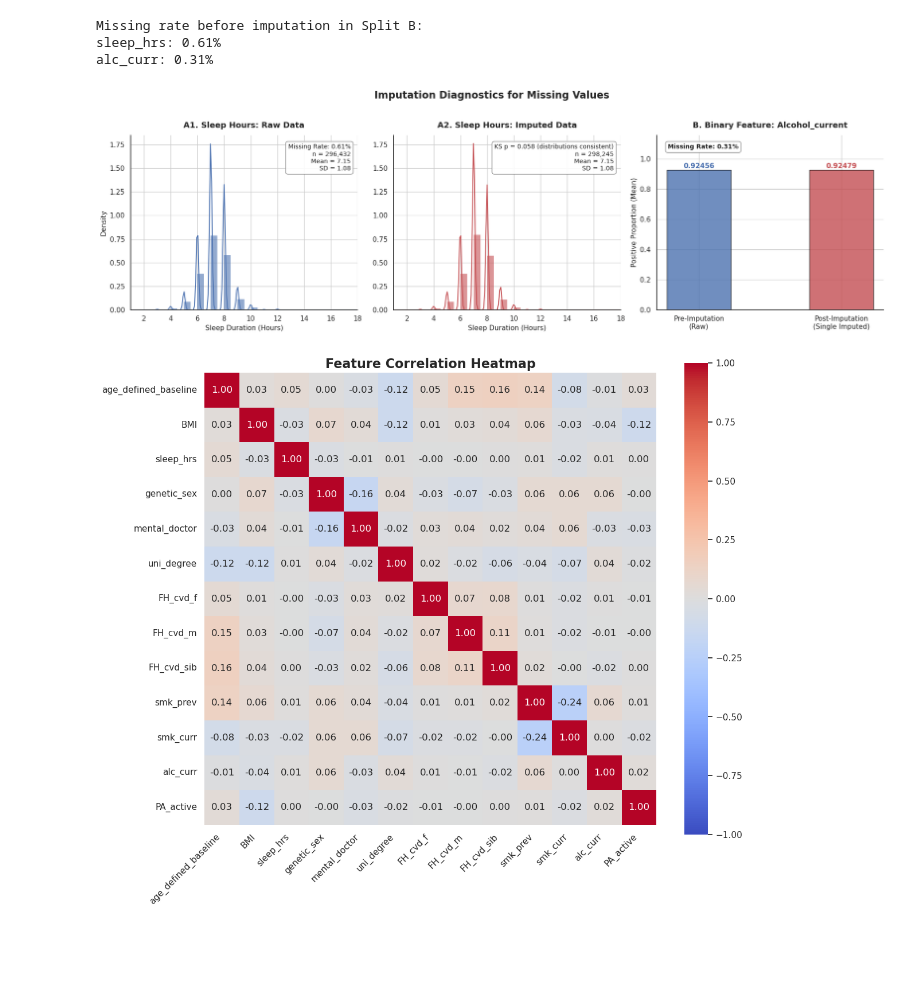
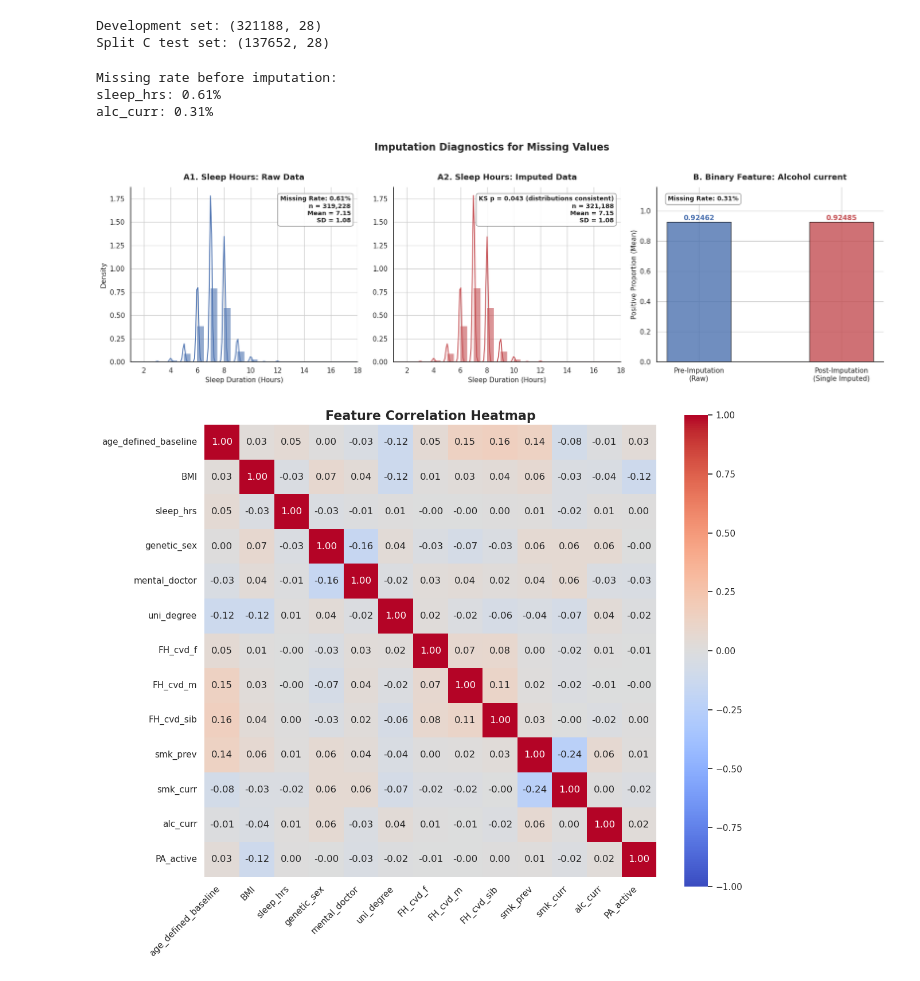
Before and after one commit to jialezhao666/Project-30---Causal-Modeling-of-Lifestyle-Factors-for-CVD-Risk-Prediction, a Jupyter notebook: phase_I/baseline_model_training.ipynb, the cells around one changed output. Drawn from its saved outputs; the diff is of its cells as text; code cells hidden in the pictures; blank space fills up the shorter version.

```diff
--- a/phase_I/baseline_model_training.ipynb
+++ b/phase_I/baseline_model_training.ipynb
@@ -27,11 +27,16 @@ binary_cols = ['genetic_sex', 'mental_doctor', 'uni_degree',
             'smk_prev', 'smk_curr', 'alc_curr', 'PA_active']
 final_features = continuous_cols + binary_cols
 
-df_B = pd.read_parquet(os.path.join(data_dir, 'split_B_train.parquet'))
+df_B = pd.read_parquet(os.path.join(data_dir, 'model_development_70.parquet'))
 df_C = pd.read_parquet(os.path.join(data_dir, 'split_C_test.parquet'))
 
 X_B_raw, Y_B = df_B[final_features], df_B[target_col]
 X_C_raw, Y_C = df_C[final_features], df_C[target_col]
+print(f"Development set: {df_B.shape}")
+print(f"Split C test set: {df_C.shape}")
+# %% [output]
+Development set: (321188, 28)
+Split C test set: (137652, 28)
 # %%
 # Single imputation using IterativeImputer
 imputer = IterativeImputer(max_iter=10, random_state=42)
@@ -42,7 +47,7 @@ for col in binary_cols: # round and clip binary features to ensure they remain 0
     X_B_imp[col] = np.clip(np.round(X_B_imp[col]), 0, 1)
     X_C_imp[col] = np.clip(np.round(X_C_imp[col]), 0, 1)
 # %%
-print('\nMissing rate before imputation in Split B:')
+print('\nMissing rate before imputation:')
 missing_rates = X_B_raw.isnull().mean() * 100
 missing_rates_filtered = missing_rates[missing_rates > 0].round(2)
 if missing_rates_filtered.empty:
@@ -51,7 +56,7 @@ else:
     for feature, rate in missing_rates_filtered.items():
         print(f"{feature}: {rate}%")
 # %% [output]
-Missing rate before imputation in Split B:
+Missing rate before imputation:
 sleep_hrs: 0.61%
 alc_curr: 0.31%
 # %%
@@ -84,7 +89,7 @@ legend_raw = (f"Missing Rate: {X_B_raw['sleep_hrs'].isna().mean():.2%}\n"
               f"n = {len(raw_sleep):,}\n"
               f"Mean = {raw_sleep.mean():.2f}\n"
               f"SD = {raw_sleep.std():.2f}")
-ax1.text(0.97, 0.95, legend_raw, transform=ax1.transAxes, fontsize=10,
+ax1.text(0.97, 0.95, legend_raw, transform=ax1.transAxes, fontsize=10,  fontweight='bold',
         verticalalignment='top', horizontalalignment='right', bbox=bbox_props)
 
 
@@ -103,7 +108,7 @@ legend_imp = (f"KS p = {ks_p:.3f} (distributions consistent)\n"
               f"n = {len(imp_sleep):,}\n"
               f"Mean = {imp_sleep.mean():.2f}\n"
               f"SD = {imp_sleep.std():.2f}")
-ax2.text(0.97, 0.95, legend_imp, transform=ax2.transAxes, fontsize=10,
+ax2.text(0.97, 0.95, legend_imp, transform=ax2.transAxes, fontsize=10,  fontweight='bold',
         verticalalignment='top', horizontalalignment='right', bbox=bbox_props)
 
 # synchronize y-axis limits for raw and imputed sleep hours
@@ -114,34 +119,34 @@ ax2.set_ylim(0, y_max)
 
 # Plot B：Binary variable
 raw_alc = X_B_raw['alc_curr'].dropna().mean()
 imp_alc = X_B_imp['alc_curr'].mean()
 
 bars = ax3.bar(['Pre-Imputation\n(Raw)', 'Post-Imputation\n(Single Imputed)'],
             [raw_alc, imp_alc],
             color=['#4C72B0', '#C44E52'],
             alpha=0.8, width=0.45, edgecolor='black', linewidth=1)
 
 ax3.set_title('B. Binary Feature: Alcohol current', fontsize=13, fontweight='bold', pad=12)
 ax3.set_ylabel('Positive Proportion (Mean)', fontsize=11)
 ax3.set_ylim(0, max(raw_alc, imp_alc) * 1.25)
 
 ax3.text(0, raw_alc + 0.005, f'{raw_alc:.5f}', ha='center', va='bottom',
         fontsize=11, fontweight='bold', color='#4C72B0')
 ax3.text(1, imp_alc + 0.005, f'{imp_alc:.5f}', ha='center', va='bottom',
         fontsize=11, fontweight='bold', color='#C44E52')
 ax3.text(0.05, 0.95, f"Missing Rate: {X_B_raw['alc_curr'].isna().mean():.2%}",
         transform=ax3.transAxes, fontsize=10, fontweight='bold',
         verticalalignment='top', bbox=bbox_props)
 
 sns.despine(ax=ax1)
 sns.despine(ax=ax2)
 sns.despine(ax=ax3)
 
 plt.suptitle('Imputation Diagnostics for Missing Values', fontsize=16, fontweight='bold', y=1.02)
 plt.tight_layout()
 plt.show()
 # %% [output]
-[figure, old version]
+[figure, new version]
 # %%
 # Correlation heatmap
 plt.figure(figsize=(12, 10))
```
Also changed, not shown: parts of 10 cells of this notebook, 59 other files.
